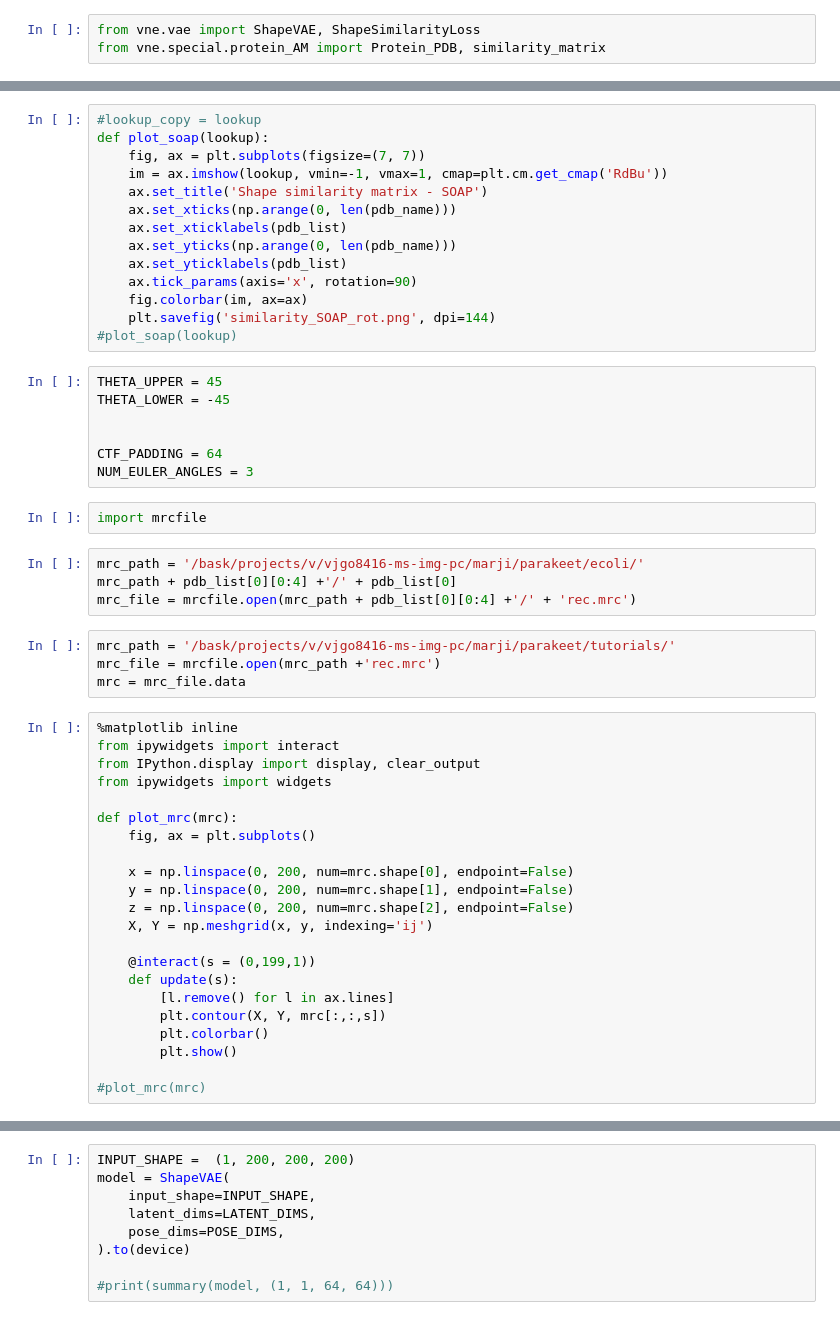
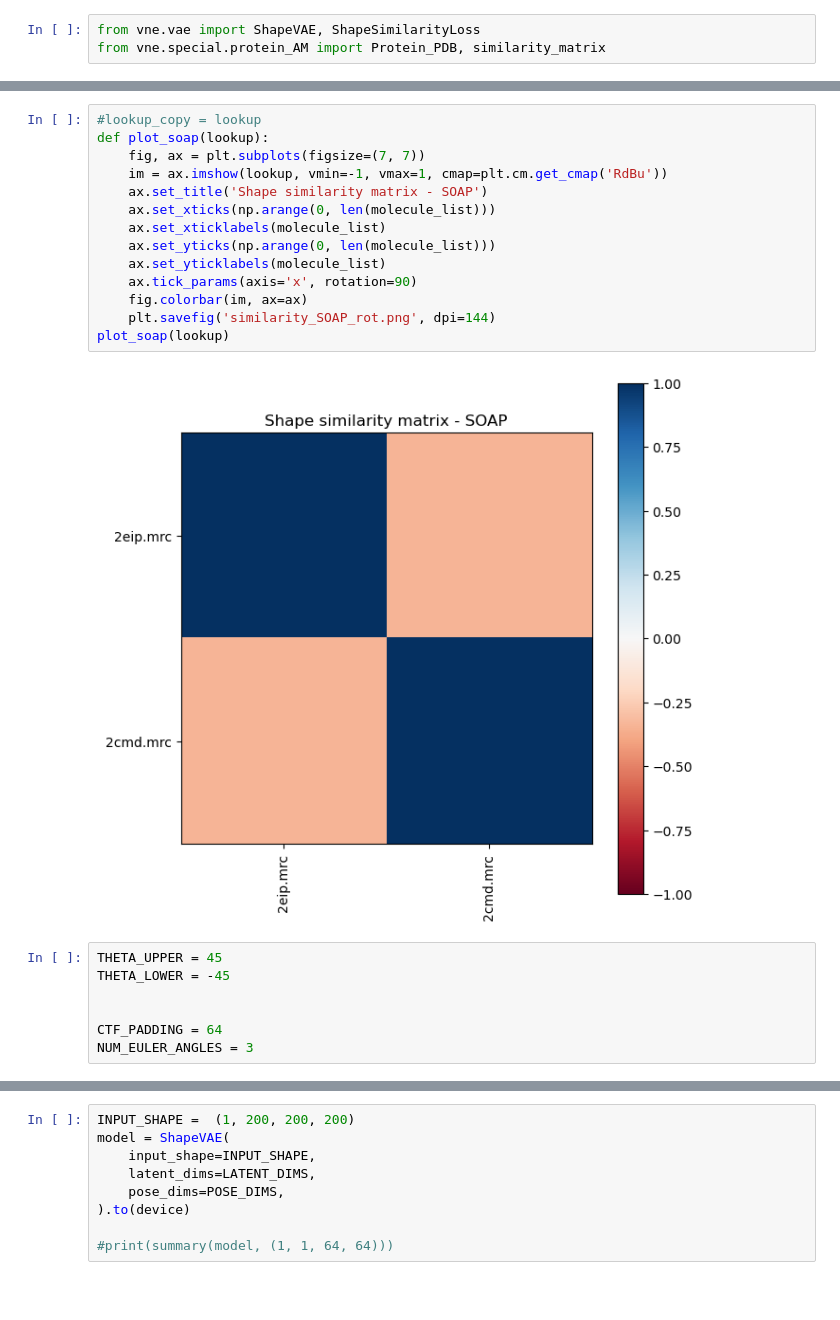
Before and after one commit to marjanfamili/protein_vne, a Jupyter notebook: Untitled.ipynb, the cells around one changed output, grey strips where cells are left out. Cells and saved outputs as stored; diff of their text form; blank space fills up the shorter version.

```diff
--- a/Untitled.ipynb
+++ b/Untitled.ipynb
@@ -54,17 +84,19 @@ print(round((time.time() - start_time)/60, 2))
 # %%
 #lookup_copy = lookup
 def plot_soap(lookup):
     fig, ax = plt.subplots(figsize=(7, 7))
     im = ax.imshow(lookup, vmin=-1, vmax=1, cmap=plt.cm.get_cmap('RdBu'))
     ax.set_title('Shape similarity matrix - SOAP')
-    ax.set_xticks(np.arange(0, len(pdb_name)))
-    ax.set_xticklabels(pdb_list)
-    ax.set_yticks(np.arange(0, len(pdb_name)))
-    ax.set_yticklabels(pdb_list)
+    ax.set_xticks(np.arange(0, len(molecule_list)))
+    ax.set_xticklabels(molecule_list)
+    ax.set_yticks(np.arange(0, len(molecule_list)))
+    ax.set_yticklabels(molecule_list)
     ax.tick_params(axis='x', rotation=90)
     fig.colorbar(im, ax=ax)
     plt.savefig('similarity_SOAP_rot.png', dpi=144)
-#plot_soap(lookup)
+plot_soap(lookup)
+# %% [output]
+[figure, added]
 # %%
 THETA_UPPER = 45
 THETA_LOWER = -45
@@ -72,35 +104,3 @@ THETA_LOWER = -45
 
 CTF_PADDING = 64
 NUM_EULER_ANGLES = 3
-# %%
-import mrcfile
-# %%
-mrc_path = '/bask/projects/v/vjgo8416-ms-img-pc/marji/parakeet/ecoli/'
-mrc_path + pdb_list[0][0:4] +'/' + pdb_list[0]
-mrc_file = mrcfile.open(mrc_path + pdb_list[0][0:4] +'/' + 'rec.mrc')
-# %%
-mrc_path = '/bask/projects/v/vjgo8416-ms-img-pc/marji/parakeet/tutorials/'
-mrc_file = mrcfile.open(mrc_path +'rec.mrc')
-mrc = mrc_file.data
-# %%
-%matplotlib inline
-from ipywidgets import interact
-from IPython.display import display, clear_output
-from ipywidgets import widgets
-
-def plot_mrc(mrc):
-    fig, ax = plt.subplots()
-
-    x = np.linspace(0, 200, num=mrc.shape[0], endpoint=False)
-    y = np.linspace(0, 200, num=mrc.shape[1], endpoint=False)
-    z = np.linspace(0, 200, num=mrc.shape[2], endpoint=False)
-    X, Y = np.meshgrid(x, y, indexing='ij')
-
-    @interact(s = (0,199,1))
-    def update(s):
-        [l.remove() for l in ax.lines]
-        plt.contour(X, Y, mrc[:,:,s])
-        plt.colorbar()
-        plt.show()
-
-#plot_mrc(mrc)
```
Also changed, not shown: parts of 15 cells of this notebook, 2 other files.
